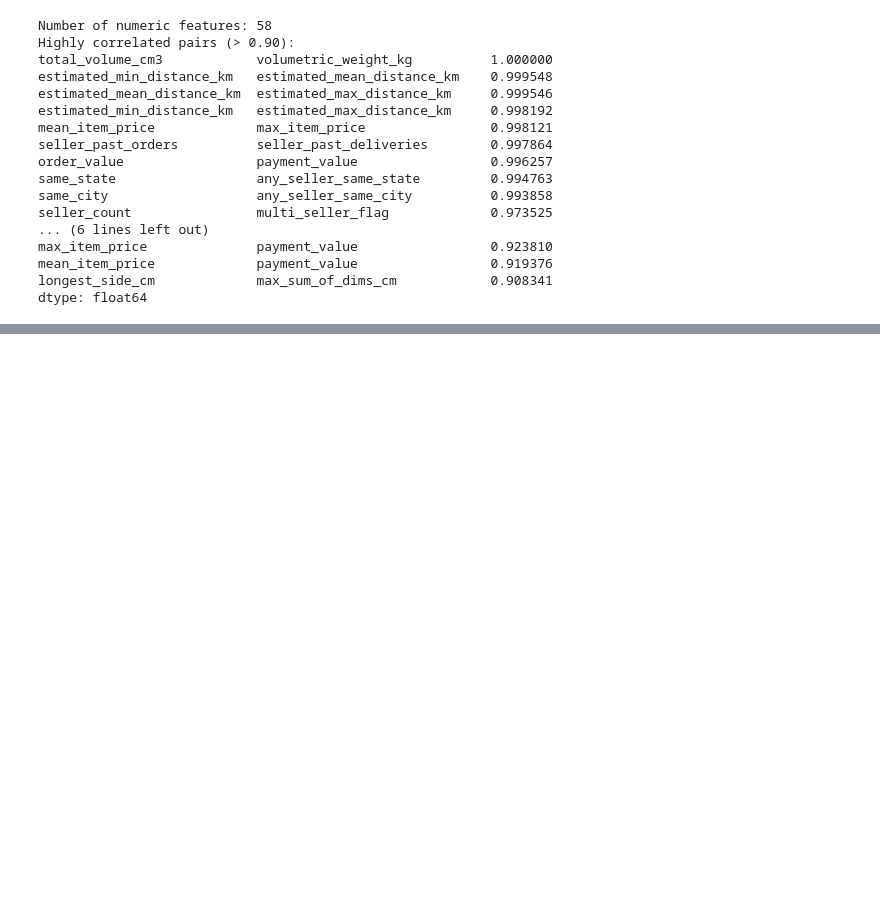
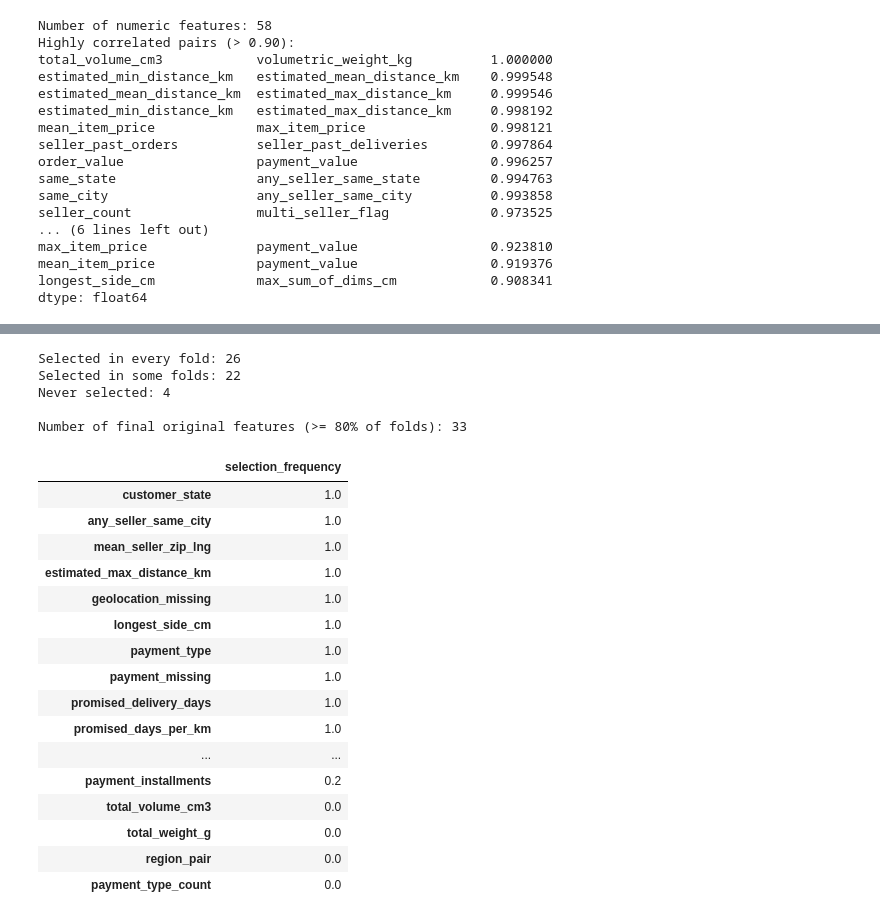
Before and after one commit to zhuamnq/Team2_IT5006_Ecommerce_Analytics_AY2627Sem1, a Jupyter notebook: notebooks/03c_feature_selection.ipynb, the cells around one changed output, grey strips where cells are left out. Saved outputs shown, nothing was run; the diff lists cells and outputs as text; code cells hidden in the pictures; blank space fills up the shorter version.

```diff
--- a/notebooks/03c_feature_selection.ipynb
+++ b/notebooks/03c_feature_selection.ipynb
@@ -393 +483,67 @@ R²:   0.202
+# %%
+def encoded_to_original(fitted_preprocessor):
+    """Map each encoded column name (num__x, cat__x_value) to its original feature."""
+    feature_map = {f"num__{col}": col for col in numeric_features}
+
+    ohe = (
+        fitted_preprocessor
+        .named_transformers_["cat"]
+        .named_steps["onehot"]
+    )
+    for original_col, categories in zip(categorical_features, ohe.categories_):
+        for category in categories:
+            feature_map[f"cat__{original_col}_{category}"] = original_col
+    return feature_map
+
+
+STABILITY_THRESHOLD = 0.8
+
+selection_counts = pd.Series(0, index=feature_cols_corr)
+
+for fit_idx, _ in tscv.split(X_train):
+    fold_model = Pipeline([
+        ("preprocessor", clone(preprocessor)),
+        ("lasso", Lasso(alpha=best_alpha, max_iter=20000)),
+    ]).fit(X_train.iloc[fit_idx], y_train_ratio.iloc[fit_idx])
+
+    names = fold_model.named_steps["preprocessor"].get_feature_names_out()
+    feature_map = encoded_to_original(fold_model.named_steps["preprocessor"])
+    nonzero = names[fold_model.named_steps["lasso"].coef_ != 0]
+    used = {feature_map[name] for name in nonzero}
+    selection_counts[list(used)] += 1
+
+selection_freq = (selection_counts / tscv.get_n_splits()).sort_values(ascending=False)
+
+final_features = selection_freq[selection_freq >= STABILITY_THRESHOLD].index.tolist()
+
+assert not set(final_features) & set(corr_manual_drop)
+
+print("Selected in every fold:", int((selection_freq == 1).sum()))
+print("Selected in some folds:", int(((selection_freq > 0) & (selection_freq < 1)).sum()))
+print("Never selected:", int((selection_freq == 0).sum()))
+print(f"\nNumber of final original features (>= {STABILITY_THRESHOLD:.0%} of folds):", len(final_features))
+display(selection_freq.to_frame("selection_frequency"))
+# %% [output]
+Selected in every fold: 26
+Selected in some folds: 22
+Never selected: 4
+
+Number of final original features (>= 80% of folds): 33
+|  | selection_frequency |
+| customer_state | 1.0 |
+| any_seller_same_city | 1.0 |
+| mean_seller_zip_lng | 1.0 |
+| estimated_max_distance_km | 1.0 |
+| geolocation_missing | 1.0 |
+| longest_side_cm | 1.0 |
+| payment_type | 1.0 |
+| payment_missing | 1.0 |
+| promised_delivery_days | 1.0 |
+| promised_days_per_km | 1.0 |
+| ... | ... |
+| payment_installments | 0.2 |
+| total_volume_cm3 | 0.0 |
+| total_weight_g | 0.0 |
+| region_pair | 0.0 |
+| payment_type_count | 0.0 |
 # %% [markdown]
```
Also changed, not shown: parts of 26 cells of this notebook, 1 other file.
